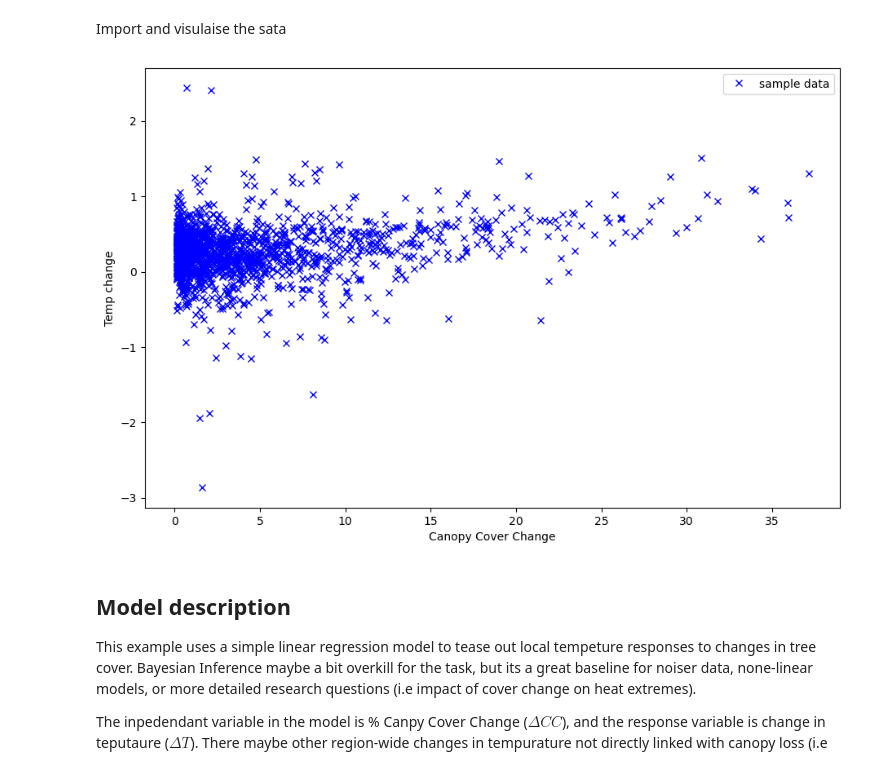
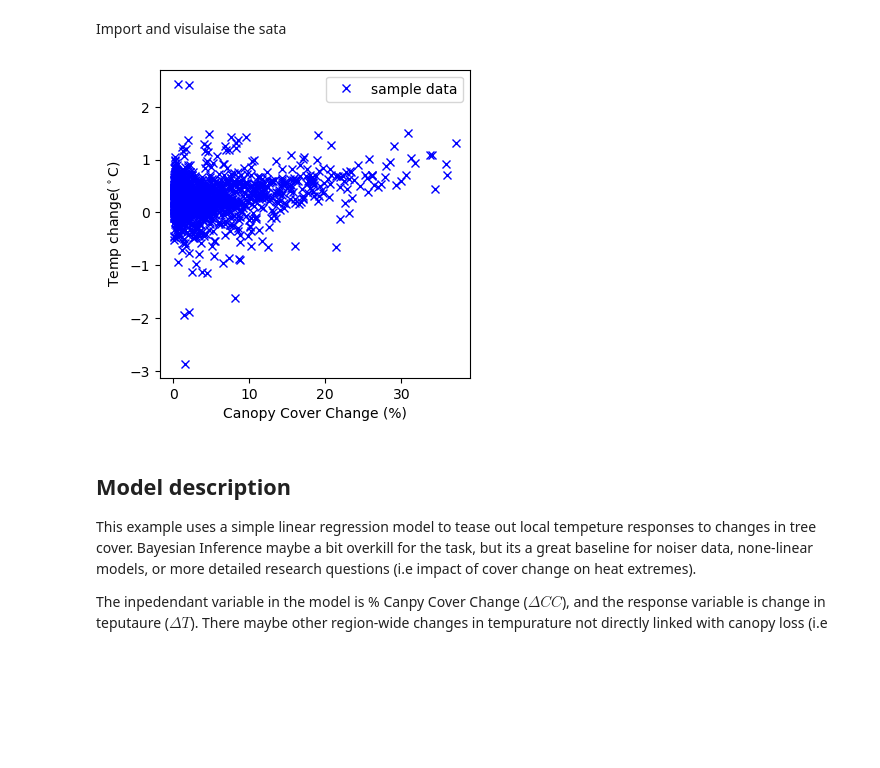
Before and after one commit to douglask3/deforest_Temp_coupling, a Jupyter notebook: linear_reg_example.ipynb, the cells around one changed output. Cells and saved outputs as stored; diff of their text form; code cells hidden in the pictures; blank space fills up the shorter version.

```diff
--- a/linear_reg_example.ipynb
+++ b/linear_reg_example.ipynb
@@ -24,15 +26,15 @@ coverChange = dat['Canopy_cover_change'].values
 Tchange = dat['T_change'].values
 # %%
 def scatter_data():
-    fig = plt.figure(figsize=(11, 7))
-    ax = fig.add_subplot(111, xlabel="Canopy Cover Change", ylabel="Temp change")
+    fig = plt.figure(figsize=(4, 4))
+    ax = fig.add_subplot(111, xlabel="Canopy Cover Change (%)", ylabel="Temp change($^\circ$C)")
     ax.plot(coverChange, Tchange, "x", c = 'b', label="sample data")
     plt.legend(loc=0);
     return ax
 
 ax = scatter_data()
 # %% [output]
-[figure, old version]
+[figure, new version]
 # %% [markdown]
 ## Model description
 This example uses a simple linear regression model to tease out local tempeture responses to changes in tree cover. Bayesian Inference maybe a bit overkill for the task, but its a great baseline for noiser data, none-linear models, or more detailed research questions (i.e impact of cover change on heat extremes).
```
Also changed, not shown: parts of 6 cells of this notebook.
